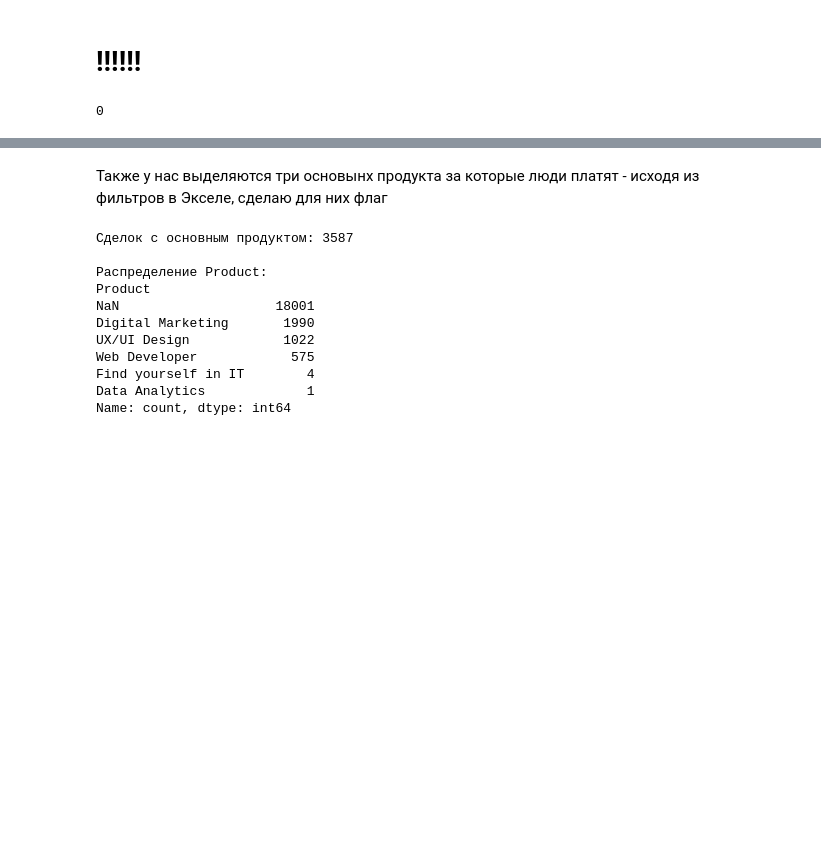
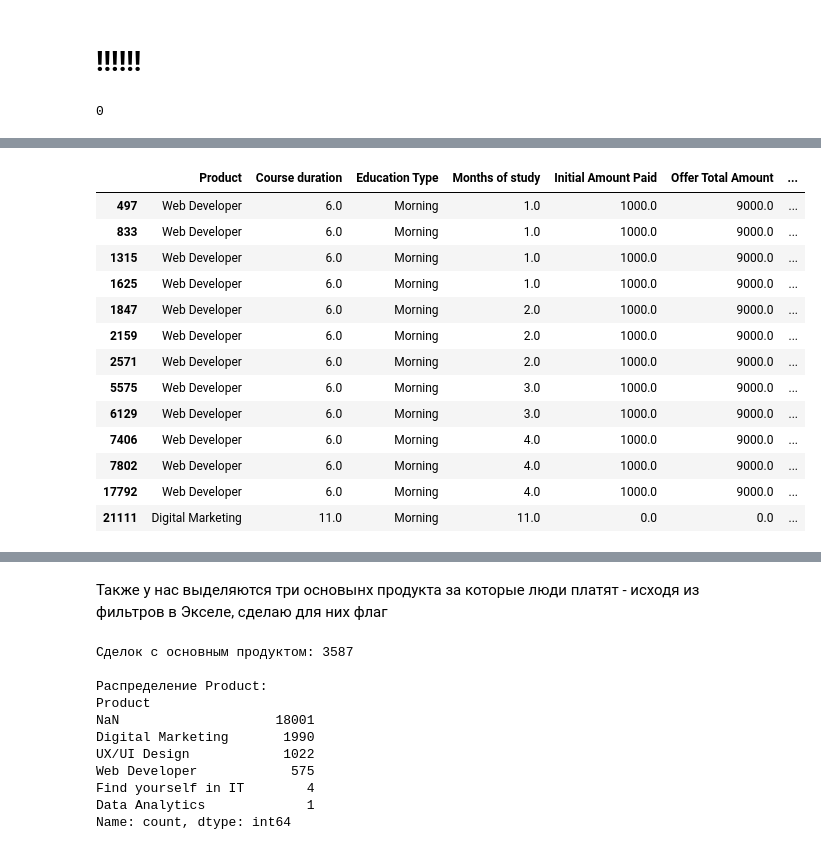
Before and after one commit to anna-maksakova/crm-analytics-project, a Jupyter notebook: notebooks/02_cleaning_deals.ipynb, the cells around one changed output, grey strips where cells are left out. Drawn from its saved outputs; the diff is of its cells as text; code cells hidden in the pictures; blank space fills up the shorter version.

```diff
--- a/notebooks/02_cleaning_deals.ipynb
+++ b/notebooks/02_cleaning_deals.ipynb
@@ -483,0 +560,26 @@ print(deals['Stage_Group'].isna().sum())
+# %%
+# Посмотрим на последние 13 сделок
+won_no_pt = deals[deals['is_won_confirmed'] & deals['Payment Type'].isna()].copy()
+won_no_pt['ratio_rec'] = (won_no_pt['Initial Amount Paid'] * won_no_pt['Course duration']) / won_no_pt['Offer Total Amount']
+won_no_pt['ratio_op'] = won_no_pt['Initial Amount Paid'] / won_no_pt['Offer Total Amount']
+
+mask_unclear = ~won_no_pt['ratio_rec'].between(0.7, 1.3) & ~(won_no_pt['ratio_op'] >= 0.8)
+
+cols = ['Product', 'Course duration', 'Education Type', 'Months of study',
+        'Initial Amount Paid', 'Offer Total Amount', 'ratio_op', 'ratio_rec']
+won_no_pt.loc[mask_unclear, cols]
+# %% [output]
+|  | Product | Course duration | Education Type | Months of study | Initial Amount Paid | Offer Total Amount | ... |
+| 497 | Web Developer | 6.0 | Morning | 1.0 | 1000.0 | 9000.0 | ... |
+| 833 | Web Developer | 6.0 | Morning | 1.0 | 1000.0 | 9000.0 | ... |
+| 1315 | Web Developer | 6.0 | Morning | 1.0 | 1000.0 | 9000.0 | ... |
+| 1625 | Web Developer | 6.0 | Morning | 1.0 | 1000.0 | 9000.0 | ... |
+| 1847 | Web Developer | 6.0 | Morning | 2.0 | 1000.0 | 9000.0 | ... |
+| 2159 | Web Developer | 6.0 | Morning | 2.0 | 1000.0 | 9000.0 | ... |
+| 2571 | Web Developer | 6.0 | Morning | 2.0 | 1000.0 | 9000.0 | ... |
+| 5575 | Web Developer | 6.0 | Morning | 3.0 | 1000.0 | 9000.0 | ... |
+| 6129 | Web Developer | 6.0 | Morning | 3.0 | 1000.0 | 9000.0 | ... |
+| 7406 | Web Developer | 6.0 | Morning | 4.0 | 1000.0 | 9000.0 | ... |
+| 7802 | Web Developer | 6.0 | Morning | 4.0 | 1000.0 | 9000.0 | ... |
+| 17792 | Web Developer | 6.0 | Morning | 4.0 | 1000.0 | 9000.0 | ... |
+| 21111 | Digital Marketing | 11.0 | Morning | 11.0 | 0.0 | 0.0 | ... |
```
Also changed, not shown: parts of 24 cells of this notebook, 1 other file.
